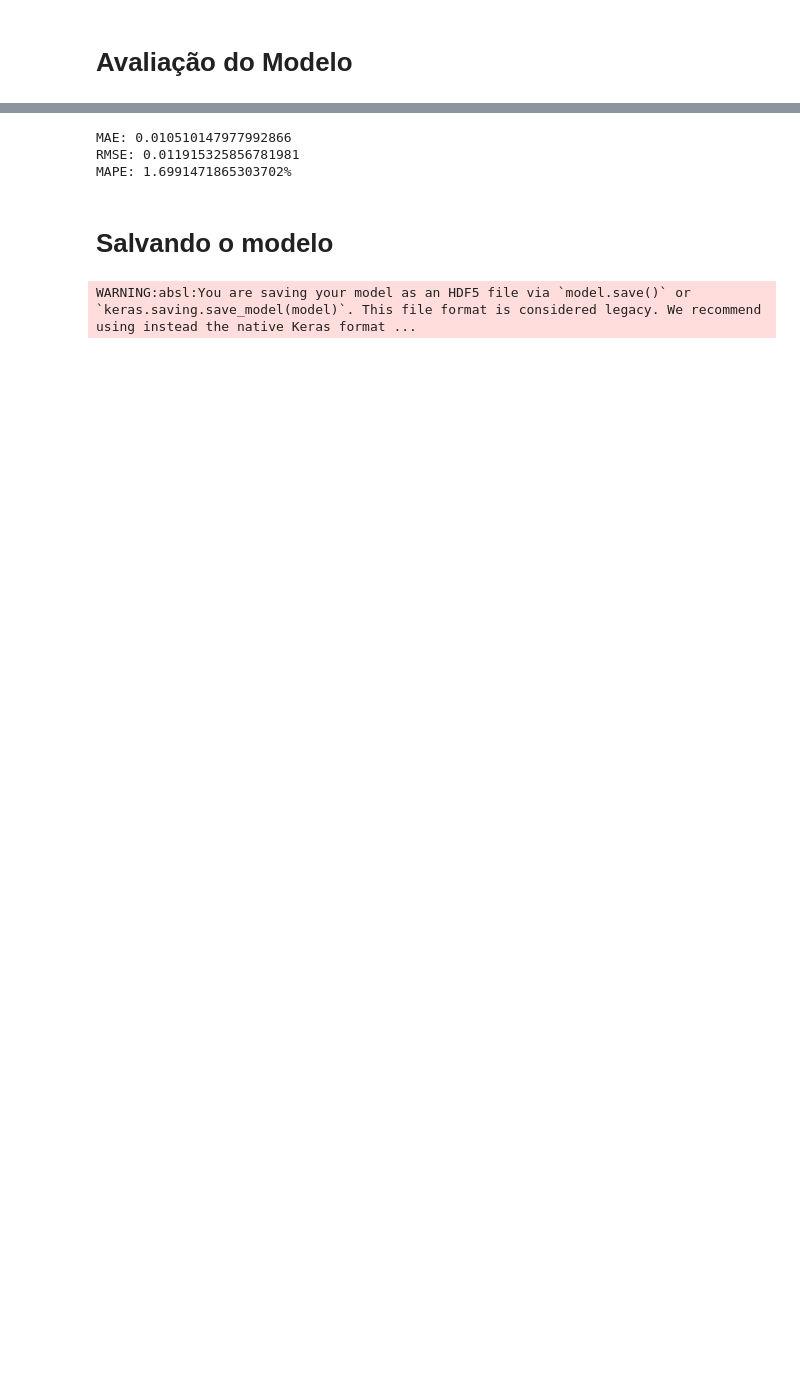
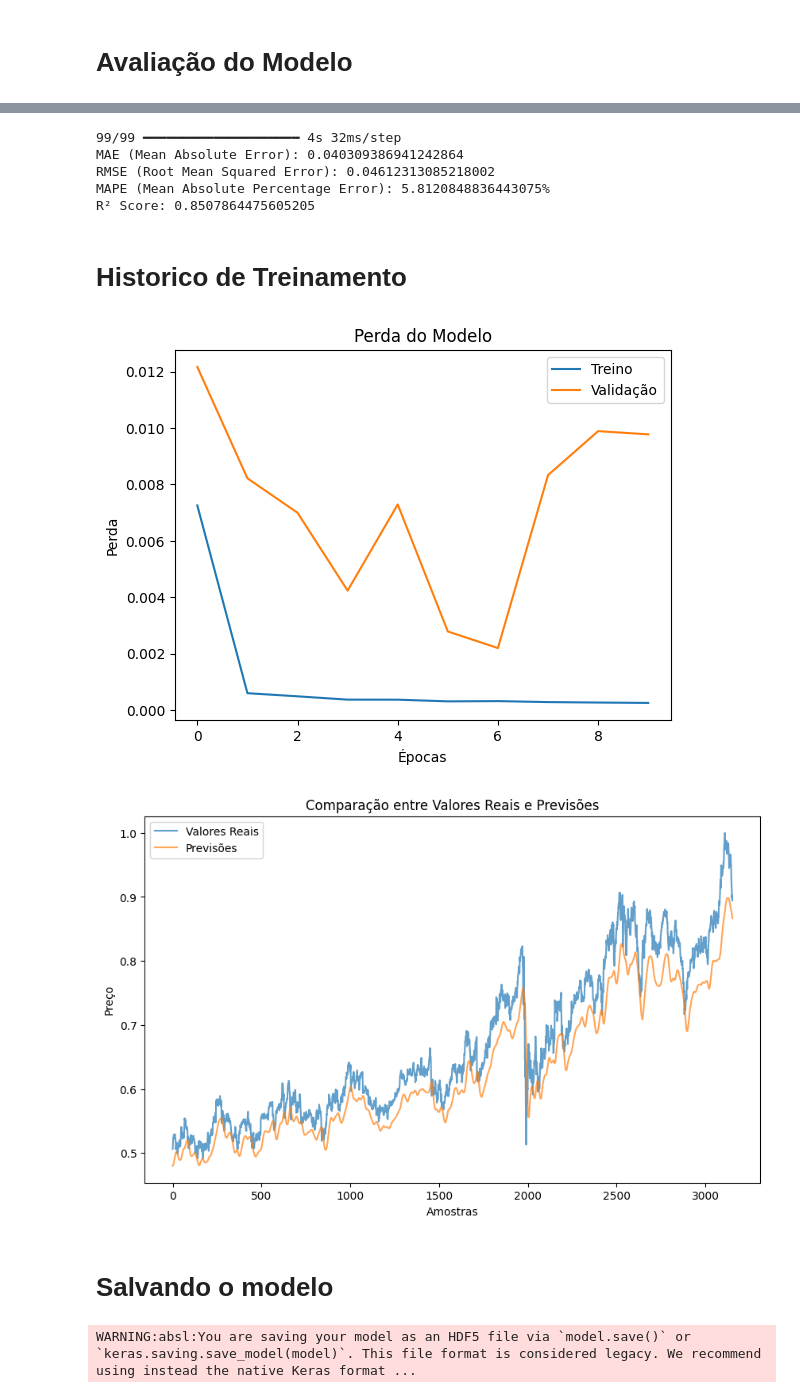
Before and after one commit to michelleluzrodrigues/tech-challenge-fase4, a Jupyter notebook: notebooks/train_model.ipynb, the cells around one changed output, grey strips where cells are left out. Drawn from its saved outputs; the diff is of its cells as text; code cells hidden in the pictures; blank space fills up the shorter version.

Commit message:
fix: melhora o ajuste do modelo LSTM reduzindo overfitting com regularização e dropout

```diff
--- a/notebooks/train_model.ipynb
+++ b/notebooks/train_model.ipynb
@@ -73,5 +118,3 @@ Model: "sequential"
  Non-trainable params: 0 (0.00 B)
 # %% [markdown]
 # Treinamento do Modelo
-# %%
-model.fit(X_train, y_train, batch_size=1, epochs=10)
@@ -112,15 +156,51 @@ y_test = scaler.inverse_transform(y_test.reshape(-1, 1))
 # %%
-mae = mean_absolute_error(y_test, predictions)
-rmse = np.sqrt(mean_squared_error(y_test, predictions))
-mape = np.mean(np.abs((y_test - predictions) / y_test)) * 100
+predictions = model.predict(X_test)
 
-print(f'MAE: {mae}')
-print(f'RMSE: {rmse}')
-print(f'MAPE: {mape}%')
+# Revertendo a normalização
+predictions = scaler.inverse_transform(predictions)
+y_test_scaled = scaler.inverse_transform(y_test.reshape(-1, 1))
+
+# Calculando métricas de desempenho
+mae = mean_absolute_error(y_test_scaled, predictions)
+rmse = np.sqrt(mean_squared_error(y_test_scaled, predictions))
+mape = np.mean(np.abs((y_test_scaled - predictions) / y_test_scaled)) * 100
+r2 = r2_score(y_test_scaled, predictions)
+
+# Exibindo os resultados
+print(f"MAE (Mean Absolute Error): {mae}")
+print(f"RMSE (Root Mean Squared Error): {rmse}")
+print(f"MAPE (Mean Absolute Percentage Error): {mape}%")
+print(f"R² Score: {r2}")
 # %% [output]
-MAE: 0.010510147977992866
-RMSE: 0.011915325856781981
-MAPE: 1.6991471865303702%
+99/99 ━━━━━━━━━━━━━━━━━━━━ 4s 32ms/step
+MAE (Mean Absolute Error): 0.040309386941242864
+RMSE (Root Mean Squared Error): 0.04612313085218002
+MAPE (Mean Absolute Percentage Error): 5.8120848836443075%
+R² Score: 0.8507864475605205
+# %% [markdown]
+# Historico de Treinamento
+# %%
+# Plotando a perda durante o treinamento
+plt.plot(history.history['loss'], label='Treino')
+plt.plot(history.history['val_loss'], label='Validação')
+plt.title('Perda do Modelo')
+plt.xlabel('Épocas')
+plt.ylabel('Perda')
+plt.legend()
+plt.show()
+
+# Comparando previsões com valores reais
+plt.figure(figsize=(10, 6))
+plt.plot(y_test_scaled, label='Valores Reais', alpha=0.7)
+plt.plot(predictions, label='Previsões', alpha=0.7)
+plt.title('Comparação entre Valores Reais e Previsões')
+plt.xlabel('Amostras')
+plt.ylabel('Preço')
+plt.legend()
+plt.show()
+# %% [output]
+[figure, added]
+[figure, added]
 # %% [markdown]
 # Salvando o modelo
 # %%
```
Also changed, not shown: parts of 15 cells of this notebook, 3 other files.
